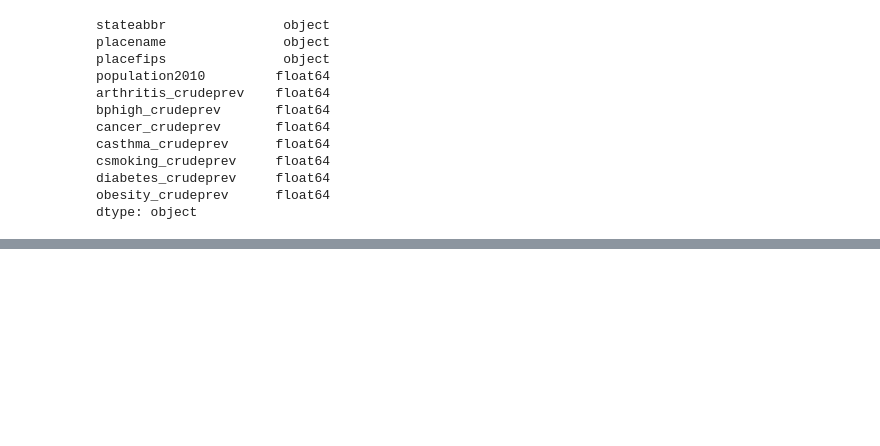
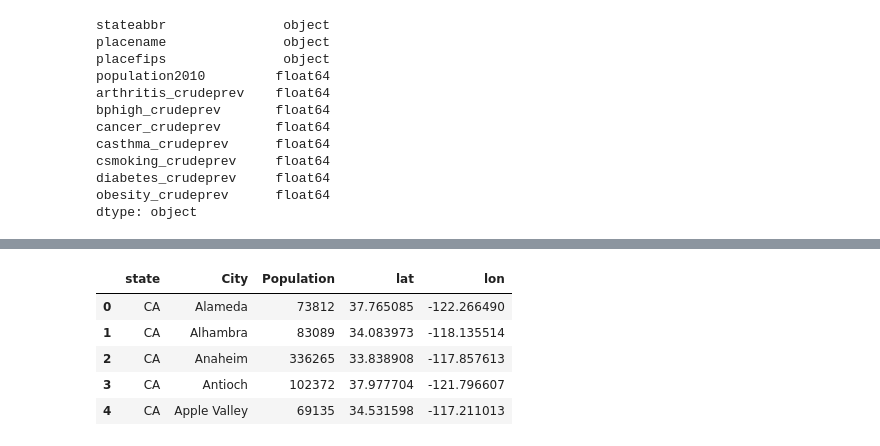
Before and after one commit to NathanH12/Project_3_CDCdata, a Jupyter notebook: getdata.ipynb, the cells around one changed output, grey strips where cells are left out. Saved outputs shown, nothing was run; the diff lists cells and outputs as text; code cells hidden in the pictures; blank space fills up the shorter version.

```diff
--- a/getdata.ipynb
+++ b/getdata.ipynb
@@ -159,0 +207,6 @@ print()
+# %%
+new_data_pd_4=new_data_pd_4.rename(columns={
+    "stateabbr":"state",
+    "placename":"City",
+    "population2010":"Population"
+})
@@ -159,0 +217,10 @@ print()
+# %%
+final_data=new_data_pd_4[["state","City","Population","lat","lon"]]
+final_data.head()
+# %% [output]
+|  | state | City | Population | lat | lon |
+| 0 | CA | Alameda | 73812 | 37.765085 | -122.266490 |
+| 1 | CA | Alhambra | 83089 | 34.083973 | -118.135514 |
+| 2 | CA | Anaheim | 336265 | 33.838908 | -117.857613 |
+| 3 | CA | Antioch | 102372 | 37.977704 | -121.796607 |
+| 4 | CA | Apple Valley | 69135 | 34.531598 | -117.211013 |
```
Also changed, not shown: parts of 14 cells of this notebook, 8 other files.
